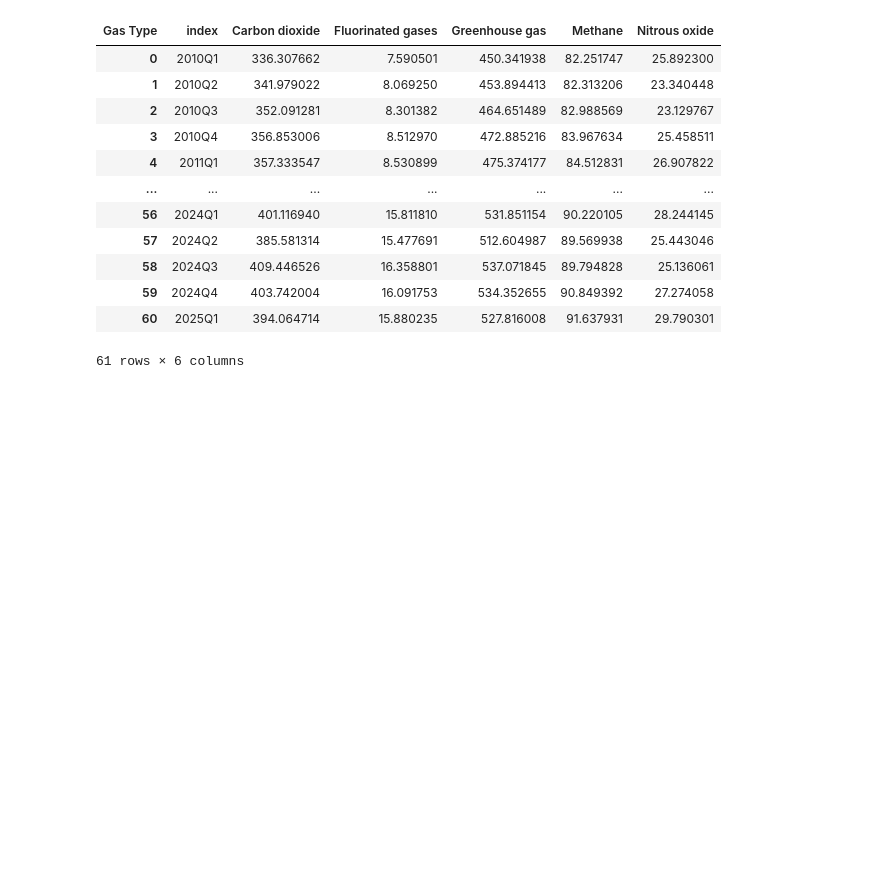
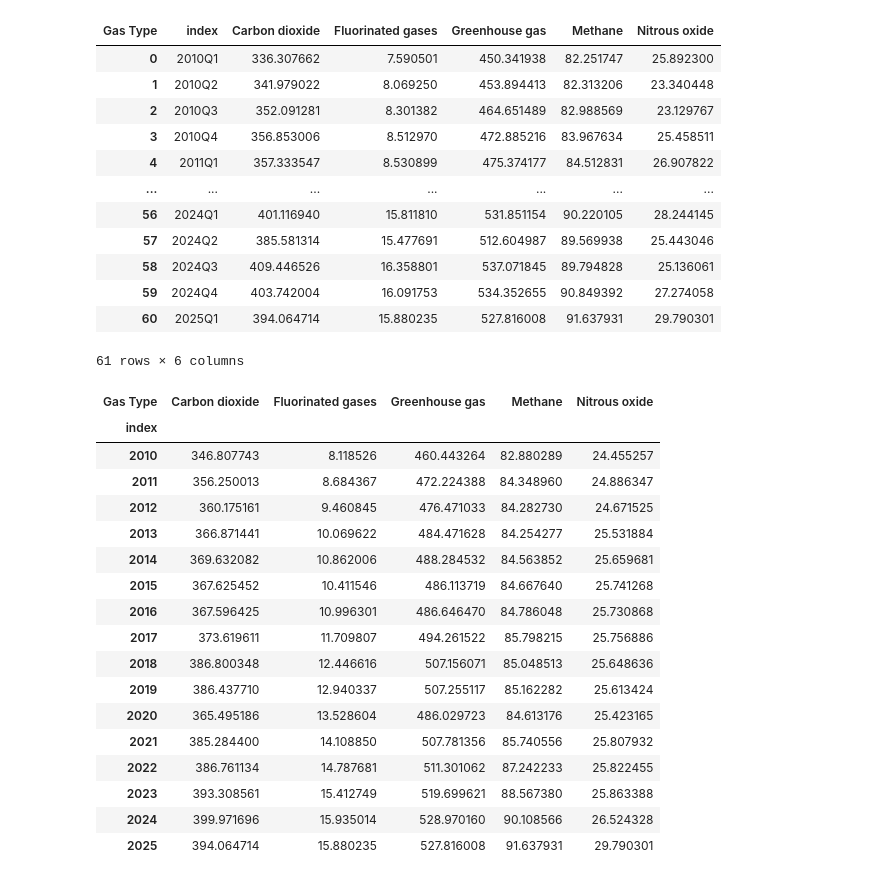
Before and after one commit to shantguedekelian/Project-2, a Jupyter notebook: proj2.ipynb, the cells around one changed output. Saved outputs shown, nothing was run; the diff lists cells and outputs as text; code cells hidden in the pictures; blank space fills up the shorter version.

```diff
--- a/proj2.ipynb
+++ b/proj2.ipynb
@@ -83,3 +85,55 @@ fig = px.bar(industry_comparison, x='Industry', y='2010Q1', color='Gas Type')
 fig.show()
 
 #shows the different make ups of gas types for 2 different industries. Agriculture releases more methane which makes sense.
+# %%
+import plotly.graph_objects as go
+
+against_df = gas_overtime.copy()
+against_df['index'] = gas_overtime['index'].apply(lambda x: x[0:4])
+against_df = against_df.groupby('index').mean().reset_index()
+
+fig = go.Figure()
+
+fig.add_trace(go.Scatter(
+    x=against_df['index'],
+    y=against_df['Greenhouse gas'].apply(lambda x: x**1.2),
+    mode='lines',
+    name='Greenhouse Gas'
+))
+
+fig.add_trace(go.Scatter(
+    x=against_df['index'],
+    y=against_df['Carbon dioxide'],
+    mode='lines',
+    name='Carbon dioxide'
+))
+
+fig.update_layout(
+    title='Greenhouse gases and Carbon Dioxide emissions are not correlated',
+    xaxis_title='Year',
+    yaxis_title='Gas Emissions (in Million Metric Tons)'
+)
+
+fig.show()
+# %%
+against_df
+#gas_overtime['index'].apply()
+# %% [output]
+| Gas Type | Carbon dioxide | Fluorinated gases | Greenhouse gas | Methane | Nitrous oxide |
+| index |  |  |  |  |  |
+| 2010 | 346.807743 | 8.118526 | 460.443264 | 82.880289 | 24.455257 |
+| 2011 | 356.250013 | 8.684367 | 472.224388 | 84.348960 | 24.886347 |
+| 2012 | 360.175161 | 9.460845 | 476.471033 | 84.282730 | 24.671525 |
+| 2013 | 366.871441 | 10.069622 | 484.471628 | 84.254277 | 25.531884 |
+| 2014 | 369.632082 | 10.862006 | 488.284532 | 84.563852 | 25.659681 |
+| 2015 | 367.625452 | 10.411546 | 486.113719 | 84.667640 | 25.741268 |
+| 2016 | 367.596425 | 10.996301 | 486.646470 | 84.786048 | 25.730868 |
+| 2017 | 373.619611 | 11.709807 | 494.261522 | 85.798215 | 25.756886 |
+| 2018 | 386.800348 | 12.446616 | 507.156071 | 85.048513 | 25.648636 |
+| 2019 | 386.437710 | 12.940337 | 507.255117 | 85.162282 | 25.613424 |
+| 2020 | 365.495186 | 13.528604 | 486.029723 | 84.613176 | 25.423165 |
+| 2021 | 385.284400 | 14.108850 | 507.781356 | 85.740556 | 25.807932 |
+| 2022 | 386.761134 | 14.787681 | 511.301062 | 87.242233 | 25.822455 |
+| 2023 | 393.308561 | 15.412749 | 519.699621 | 88.567380 | 25.863388 |
+| 2024 | 399.971696 | 15.935014 | 528.970160 | 90.108566 | 26.524328 |
+| 2025 | 394.064714 | 15.880235 | 527.816008 | 91.637931 | 29.790301 |
```
Also changed, not shown: parts of 2 cells of this notebook.
